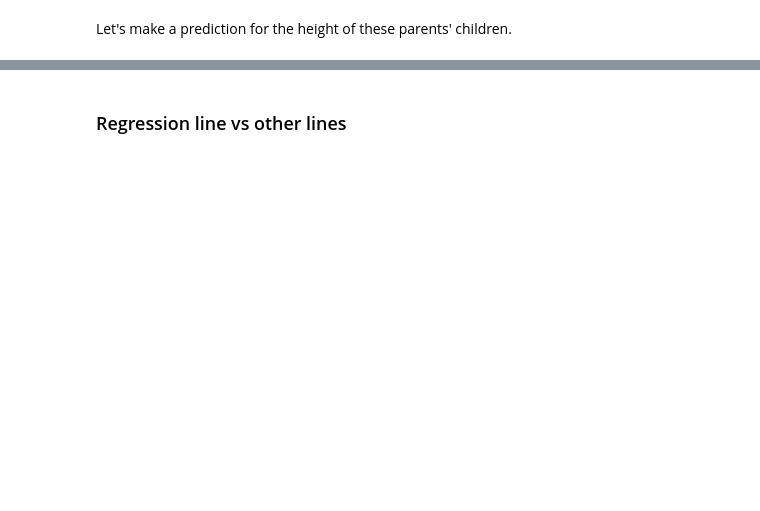
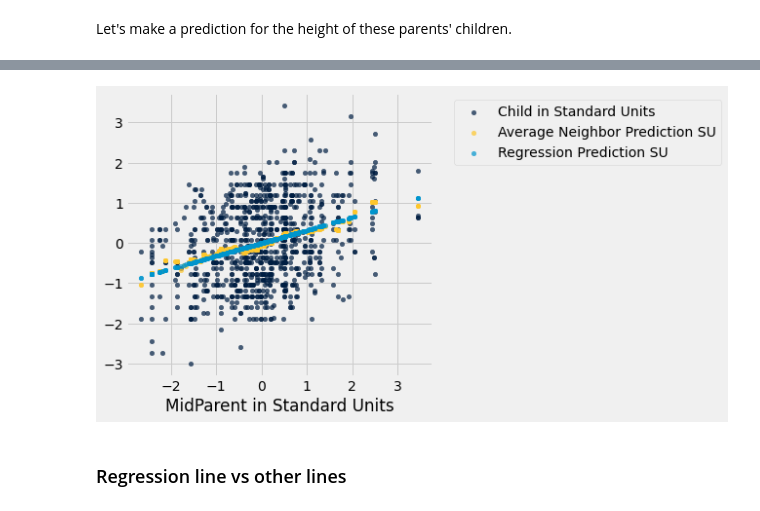
Before and after one commit to ucsb-ds/cmpsc5b-s22-students, a Jupyter notebook: lec-notebooks/week7-lec13-least-squares-live.ipynb, the cells around one changed output, grey strips where cells are left out. Saved outputs shown, nothing was run; the diff lists cells and outputs as text; code cells hidden in the pictures; blank space fills up the shorter version.

```diff
--- a/lec-notebooks/week7-lec13-least-squares-live.ipynb
+++ b/lec-notebooks/week7-lec13-least-squares-live.ipynb
@@ -216,0 +270,13 @@ heights_with_predictions.scatter('MidParent')
+# %%
+# convert midparent and child to standard units
+midparent_standard_units = standard_units(heights_with_predictions.column('MidParent'))
+child_standard_units = standard_units(heights_with_predictions.column('Child'))
+average_neighbor_prediction_su = heights_with_predictions.apply(nn_prediction_galton_su, 'MidParent in Standard Units')
+
+heights_with_predictions = heights_with_predictions.with_columns(
+    'MidParent in Standard Units', midparent_standard_units,
+    'Child in Standard Units', child_standard_units,
+    'Average Neighbor Prediction SU', average_neighbor_prediction_su
+
+)
+heights_with_predictions
@@ -216,0 +296,4 @@ heights_with_predictions.scatter('MidParent')
+# %%
+galton_slope_su = slope(heights_with_predictions, 'MidParent in Standard Units', 'Child in Standard Units')
+galton_intercept_su = intercept(heights_with_predictions, 'MidParent in Standard Units', 'Child in Standard Units')
+galton_slope_su, galton_intercept_su
@@ -216,0 +302,6 @@ heights_with_predictions.scatter('MidParent')
+# %%
+heights_with_predictions = heights_with_predictions.with_column(
+    'Regression Prediction SU',
+    galton_slope_su*(heights_with_predictions.column('MidParent in Standard Units')) + galton_intercept_su
+)
+heights_with_predictions
@@ -216,0 +325,3 @@ heights_with_predictions.scatter('MidParent')
+# %%
+heights_with_prediction_su = heights_with_predictions.drop('MidParent', 'Child', 'Average neighbor prediction', 'Regression Prediction')
+heights_with_prediction_su
@@ -217,3 +341,7 @@ heights_with_predictions.scatter('MidParent')
+# %%
+heights_with_prediction_su.scatter('MidParent in Standard Units')
+# %% [output]
+[figure, added]
 # %% [markdown]
 ### Regression line vs other lines
 # %%
```
Also changed, not shown: parts of 23 cells of this notebook, 1 other file.
